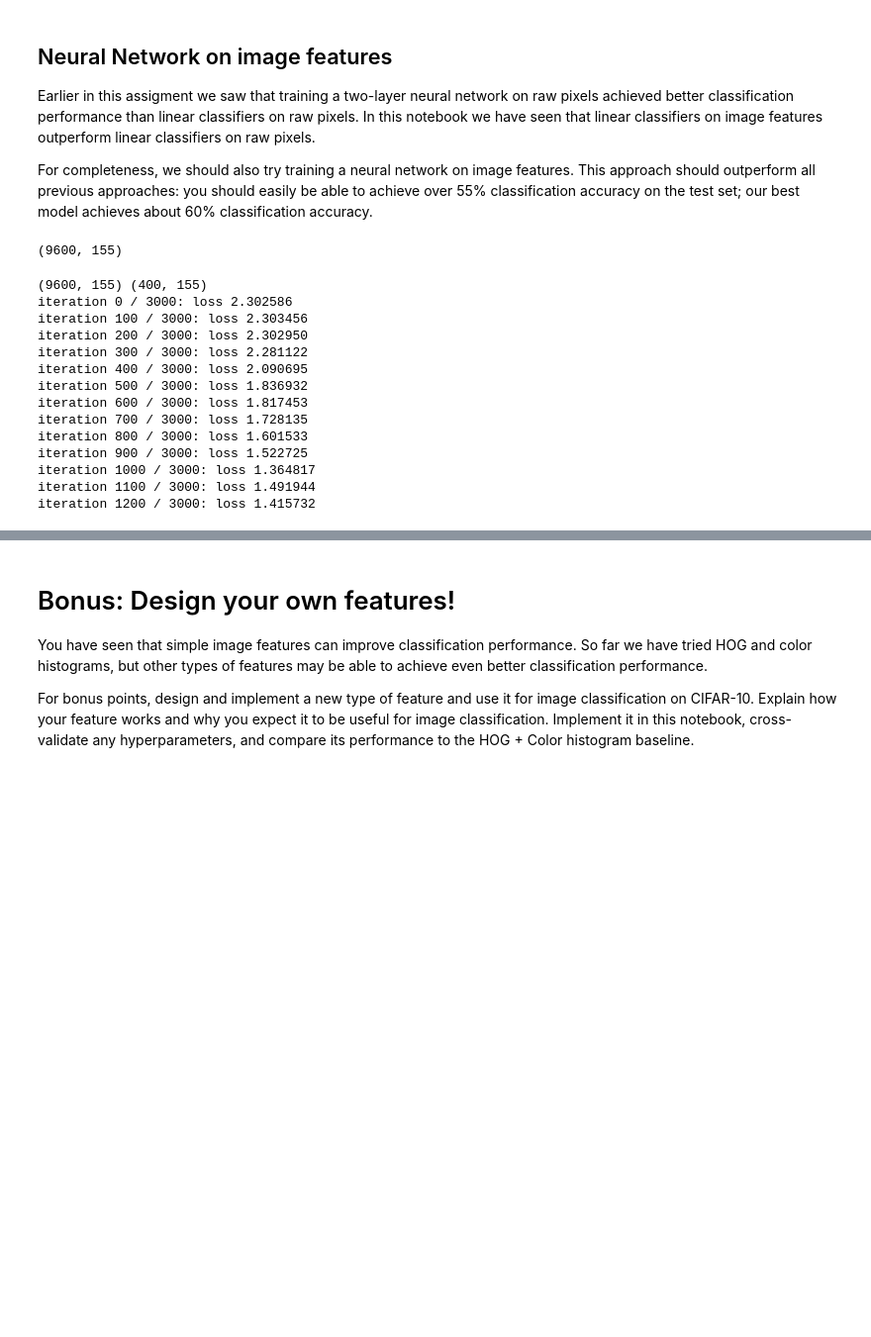
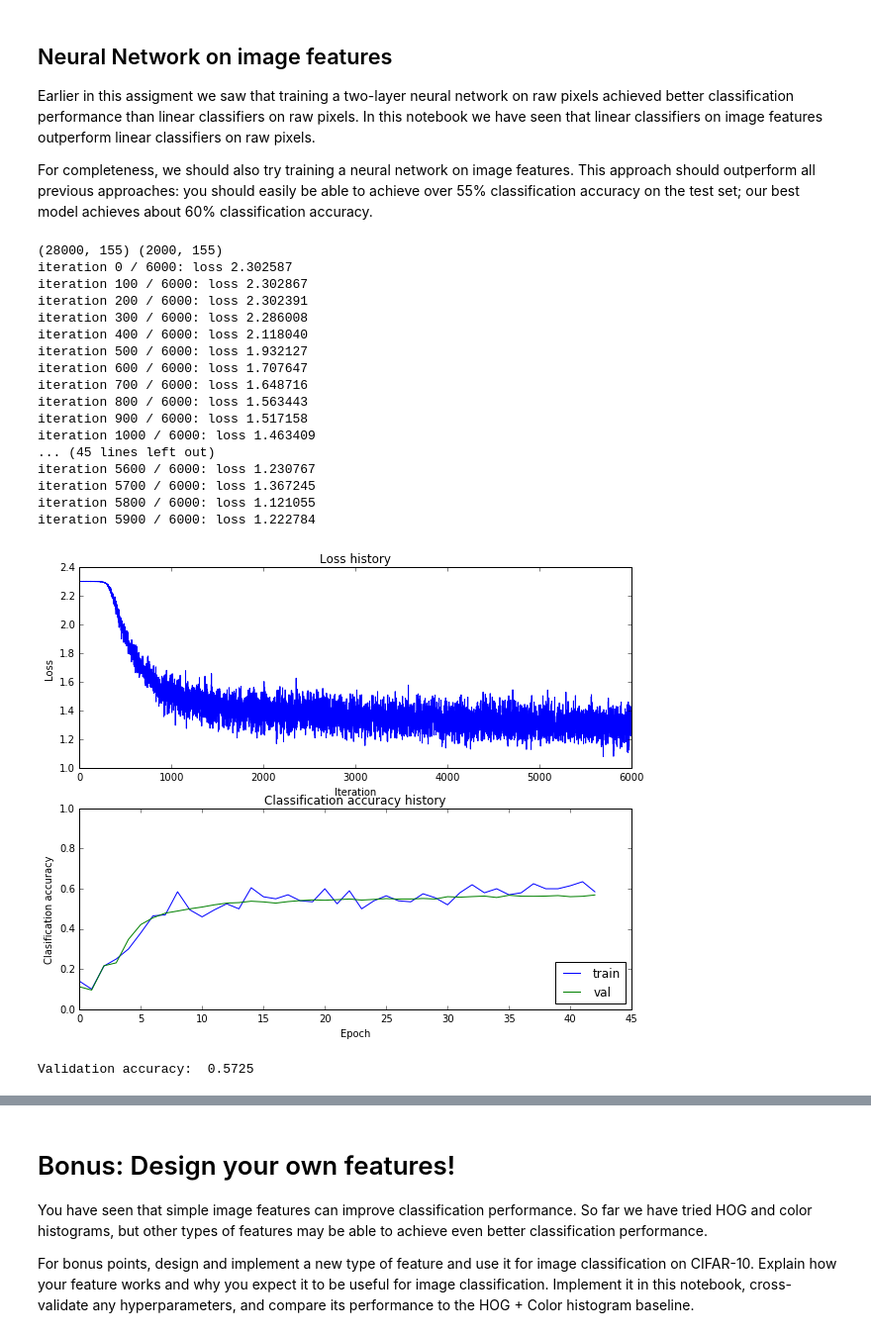
Before and after one commit to probe301/kaggle, a Jupyter notebook: CS231n_assignment1/features.ipynb, the cells around one changed output, grey strips where cells are left out. Shown at 99% size. Cells and saved outputs as stored; diff of their text form; code cells hidden in the pictures; blank space fills up the shorter version.

```diff
--- a/CS231n_assignment1/features.ipynb
+++ b/CS231n_assignment1/features.ipynb
@@ -153,0 +206,14 @@ X_train_feats.shape
+# %%
+def split_train_val(X_train, y_train, num_training, num_validation):
+
+  mask = range(num_training, num_training + num_validation)
+  X_val = X_train[mask]
+  y_val = y_train[mask]
+  mask = range(num_training)
+  X_train = X_train[mask]
+  y_train = y_train[mask]
+
+  return X_train, y_train, X_val, y_val
+
+
+X_train, y_train, X_val, y_val = split_train_val(X_train, y_train, 28000, 2000)
@@ -153,0 +230,4 @@ X_train_feats.shape
+# %%
+X_train_feats, mean_feat, std_feat = preprocess_data_X_train(X_train)
+
+X_train_feats.shape
@@ -153,0 +253,3 @@ X_train_feats.shape
+# %%
+X_val_feats = preprocess_data(X_val, mean_feat, std_feat)
+X_val_feats.shape
@@ -264,7 +347,7 @@ Earlier in this assigment we saw that training a two-layer neural network on raw
 
 For completeness, we should also try training a neural network on image features. This approach should outperform all previous approaches: you should easily be able to achieve over 55% classification accuracy on the test set; our best model achieves about 60% classification accuracy.
 # %%
-print(X_train_feats.shape)
+# print(X_train_feats.shape)
 
 from cs231n.vis_utils import visualize_grid
 
@@ -282,53 +365,57 @@ def show_chart(stats):
     plt.title('Classification accuracy history')
     plt.xlabel('Epoch')
     plt.ylabel('Clasification accuracy')
-    plt.legend()
+    plt.legend(loc='lower right')
+    plt.ylim(0, 1)
     plt.show()
-# %% [output]
-(9600, 155)
 # %%
 from cs231n.classifiers.neural_net import TwoLayerNet
 
 input_dim = X_train_feats.shape[1]
 hidden_dim = 500
 num_classes = 10
 
 net = TwoLayerNet(input_dim, hidden_dim, num_classes)
 best_net = None
 print(X_train_feats.shape, X_val_feats.shape)
 
 stats = net.train(X_train_feats, y_train, X_val_feats, y_val,
-            num_iters=3000, batch_size=200,
+            num_iters=6000, batch_size=200,
             learning_rate=0.05, learning_rate_decay=0.99,
-            reg=.001, verbose=True)
+            reg=.005, verbose=True)
 
 
 show_chart(stats)
 
 # Predict on the validation set
 val_acc = (net.predict(X_val_feats) == y_val).mean()
 print ('Validation accuracy: ', val_acc)
 ################################################################################
 # TODO: Train a two-layer neural network on image features. You may want to    #
 # cross-validate various parameters as in previous sections. Store your best   #
 # model in the best_net variable.                                              #
 ################################################################################
 pass
 ################################################################################
 #                              END OF YOUR CODE                                #
 ################################################################################
 # %% [output]
-(9600, 155) (400, 155)
-iteration 0 / 3000: loss 2.302586
-iteration 100 / 3000: loss 2.303456
-iteration 200 / 3000: loss 2.302950
-iteration 300 / 3000: loss 2.281122
-iteration 400 / 3000: loss 2.090695
-iteration 500 / 3000: loss 1.836932
-iteration 600 / 3000: loss 1.817453
-iteration 700 / 3000: loss 1.728135
-iteration 800 / 3000: loss 1.601533
-iteration 900 / 3000: loss 1.522725
-iteration 1000 / 3000: loss 1.364817
-iteration 1100 / 3000: loss 1.491944
-iteration 1200 / 3000: loss 1.415732
+(28000, 155) (2000, 155)
+iteration 0 / 6000: loss 2.302587
+iteration 100 / 6000: loss 2.302867
+iteration 200 / 6000: loss 2.302391
+iteration 300 / 6000: loss 2.286008
+iteration 400 / 6000: loss 2.118040
+iteration 500 / 6000: loss 1.932127
+iteration 600 / 6000: loss 1.707647
+iteration 700 / 6000: loss 1.648716
+iteration 800 / 6000: loss 1.563443
+iteration 900 / 6000: loss 1.517158
+iteration 1000 / 6000: loss 1.463409
+... (45 lines left out)
+iteration 5600 / 6000: loss 1.230767
+iteration 5700 / 6000: loss 1.367245
+iteration 5800 / 6000: loss 1.121055
+iteration 5900 / 6000: loss 1.222784
+[figure, added]
+Validation accuracy:  0.5725
```
Also changed, not shown: parts of 15 cells of this notebook, 1 other file.
